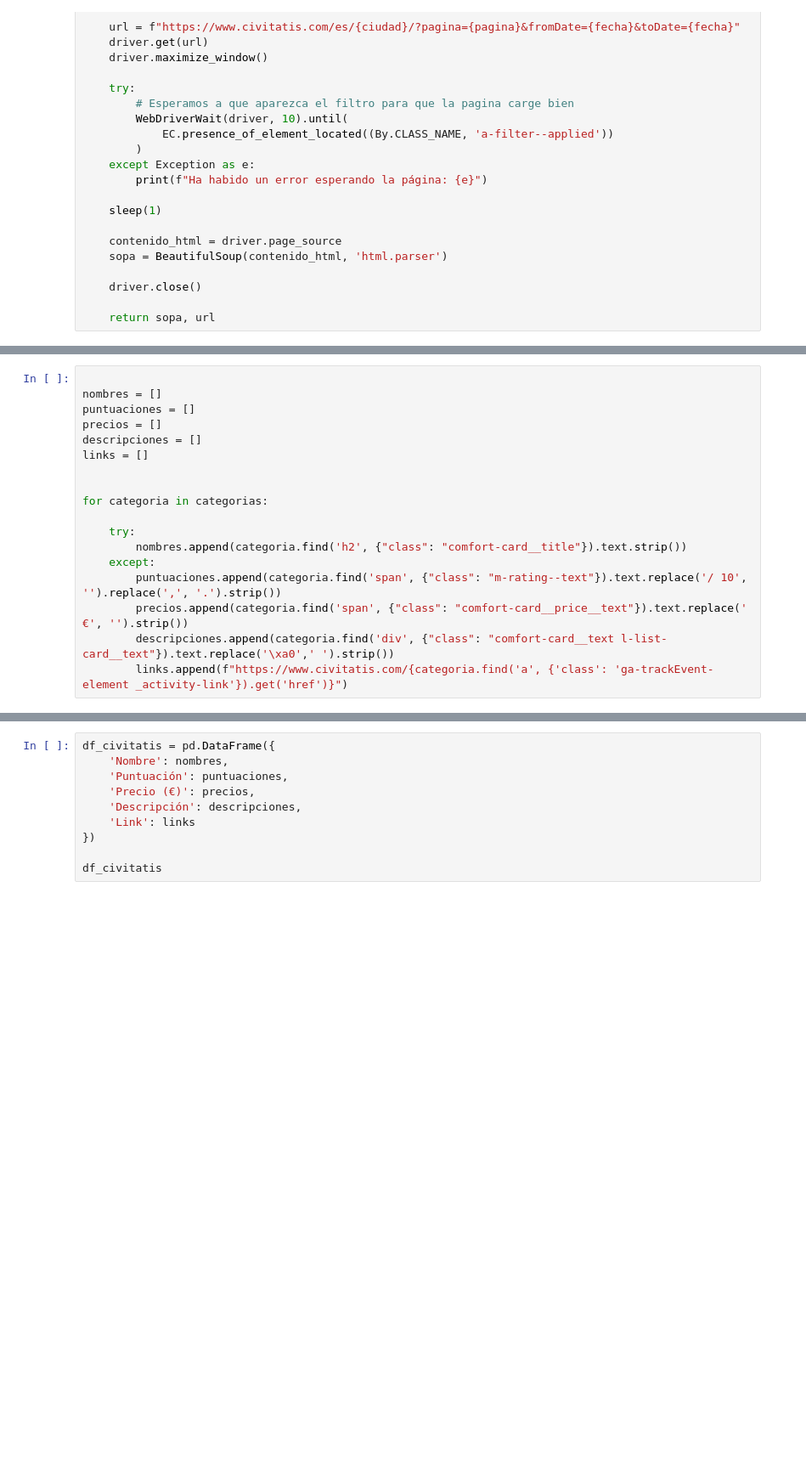
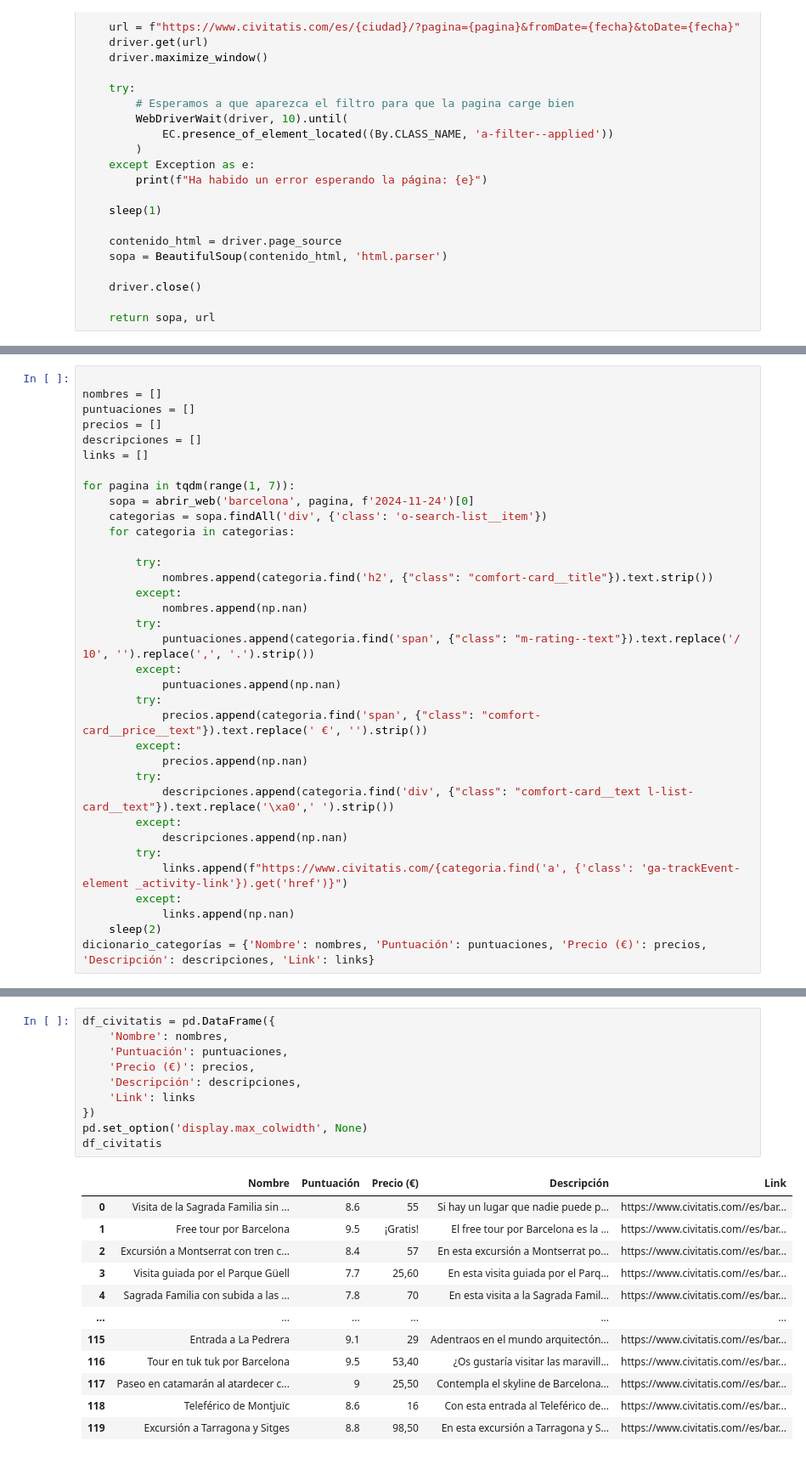
Before and after one commit to Rcm89/Proyecto3-Explorando-Viajes, a Jupyter notebook: scrap_civitatis.ipynb, the cells around one changed output, grey strips where cells are left out. Shown at 85% size. Drawn from its saved outputs; the diff is of its cells as text; blank space fills up the shorter version.

Commit message:
escrapeo de civitatis terminado a falta de funciones

```diff
--- a/scrap_civitatis.ipynb
+++ b/scrap_civitatis.ipynb
@@ -71,16 +49,33 @@ precios = []
 descripciones = []
 links = []
 
+for pagina in tqdm(range(1, 7)):
+    sopa = abrir_web('barcelona', pagina, f'2024-11-24')[0]
+    categorias = sopa.findAll('div', {'class': 'o-search-list__item'})
+    for categoria in categorias:
 
-for categoria in categorias:
-
-    try:
-        nombres.append(categoria.find('h2', {"class": "comfort-card__title"}).text.strip())
-    except:
-        puntuaciones.append(categoria.find('span', {"class": "m-rating--text"}).text.replace('/ 10', '').replace(',', '.').strip())
-        precios.append(categoria.find('span', {"class": "comfort-card__price__text"}).text.replace(' €', '').strip())
-        descripciones.append(categoria.find('div', {"class": "comfort-card__text l-list-card__text"}).text.replace('\xa0',' ').strip())
-        links.append(f"https://www.civitatis.com/{categoria.find('a', {'class': 'ga-trackEvent-element _activity-link'}).get('href')}")
+        try:
+            nombres.append(categoria.find('h2', {"class": "comfort-card__title"}).text.strip())
+        except:
+            nombres.append(np.nan)
+        try:
+            puntuaciones.append(categoria.find('span', {"class": "m-rating--text"}).text.replace('/ 10', '').replace(',', '.').strip())
+        except:
+            puntuaciones.append(np.nan)
+        try:
+            precios.append(categoria.find('span', {"class": "comfort-card__price__text"}).text.replace(' €', '').strip())
+        except:
+            precios.append(np.nan)
+        try:
+            descripciones.append(categoria.find('div', {"class": "comfort-card__text l-list-card__text"}).text.replace('\xa0',' ').strip())
+        except:
+            descripciones.append(np.nan)
+        try:
+            links.append(f"https://www.civitatis.com/{categoria.find('a', {'class': 'ga-trackEvent-element _activity-link'}).get('href')}")
+        except:
+            links.append(np.nan)
+    sleep(2)
+dicionario_categorías = {'Nombre': nombres, 'Puntuación': puntuaciones, 'Precio (€)': precios, 'Descripción': descripciones, 'Link': links}
 # %%
 nombres
 # %% [output]
@@ -123,11 +179,23 @@ links
 # %%
 df_civitatis = pd.DataFrame({
     'Nombre': nombres,
     'Puntuación': puntuaciones,
     'Precio (€)': precios,
     'Descripción': descripciones,
     'Link': links
 })
-
+pd.set_option('display.max_colwidth', None)
 df_civitatis
 # %% [output]
+|  | Nombre | Puntuación | Precio (€) | Descripción | Link |
+| 0 | Visita de la Sagrada Familia sin ... | 8.6 | 55 | Si hay un lugar que nadie puede p... | https://www.civitatis.com//es/bar... |
+| 1 | Free tour por Barcelona | 9.5 | ¡Gratis! | El free tour por Barcelona es la ... | https://www.civitatis.com//es/bar... |
+| 2 | Excursión a Montserrat con tren c... | 8.4 | 57 | En esta excursión a Montserrat po... | https://www.civitatis.com//es/bar... |
+| 3 | Visita guiada por el Parque Güell | 7.7 | 25,60 | En esta visita guiada por el Parq... | https://www.civitatis.com//es/bar... |
+| 4 | Sagrada Familia con subida a las ... | 7.8 | 70 | En esta visita a la Sagrada Famil... | https://www.civitatis.com//es/bar... |
+| ... | ... | ... | ... | ... | ... |
+| 115 | Entrada a La Pedrera | 9.1 | 29 | Adentraos en el mundo arquitectón... | https://www.civitatis.com//es/bar... |
+| 116 | Tour en tuk tuk por Barcelona | 9.5 | 53,40 | ¿Os gustaría visitar las maravill... | https://www.civitatis.com//es/bar... |
+| 117 | Paseo en catamarán al atardecer c... | 9 | 25,50 | Contempla el skyline de Barcelona... | https://www.civitatis.com//es/bar... |
+| 118 | Teleférico de Montjuïc | 8.6 | 16 | Con esta entrada al Teleférico de... | https://www.civitatis.com//es/bar... |
+| 119 | Excursión a Tarragona y Sitges | 8.8 | 98,50 | En esta excursión a Tarragona y S... | https://www.civitatis.com//es/bar... |
```
Also changed, not shown: parts of 9 cells of this notebook.
